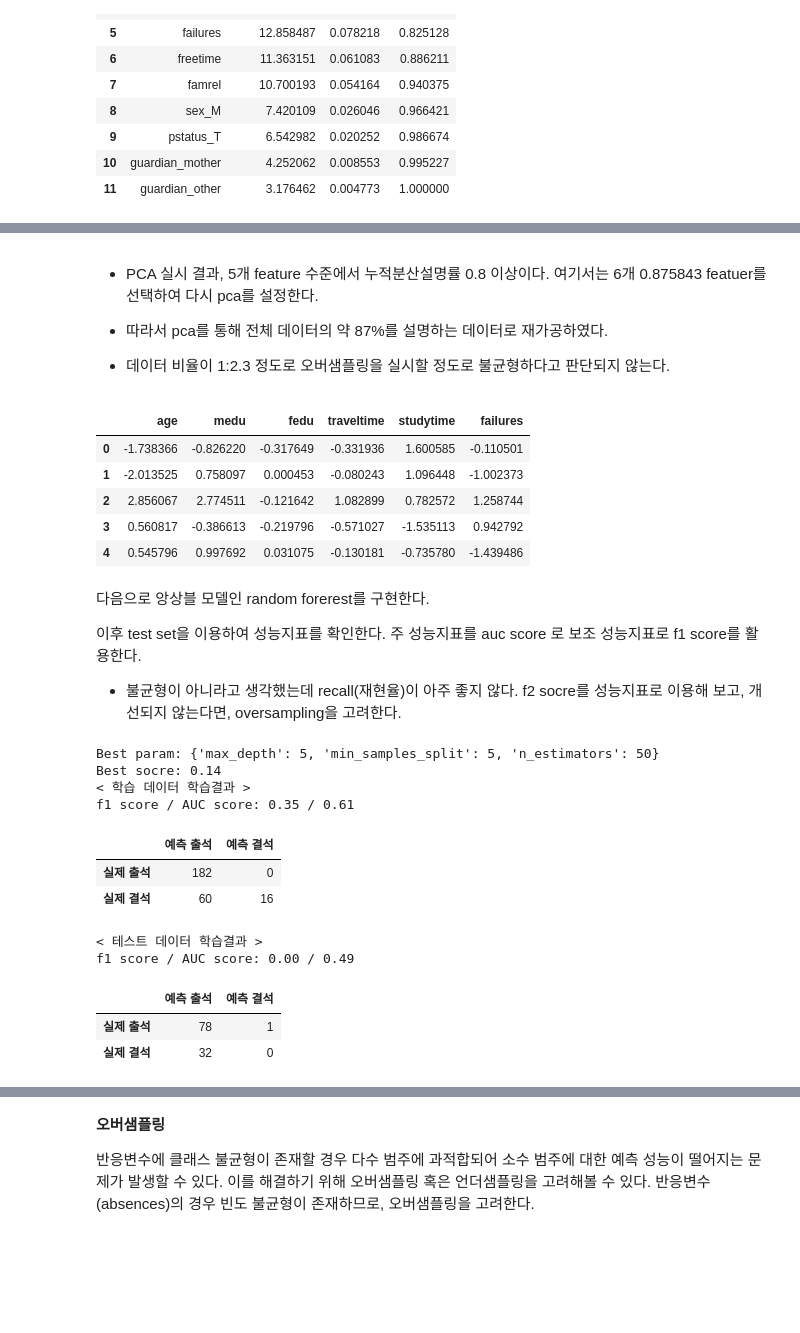
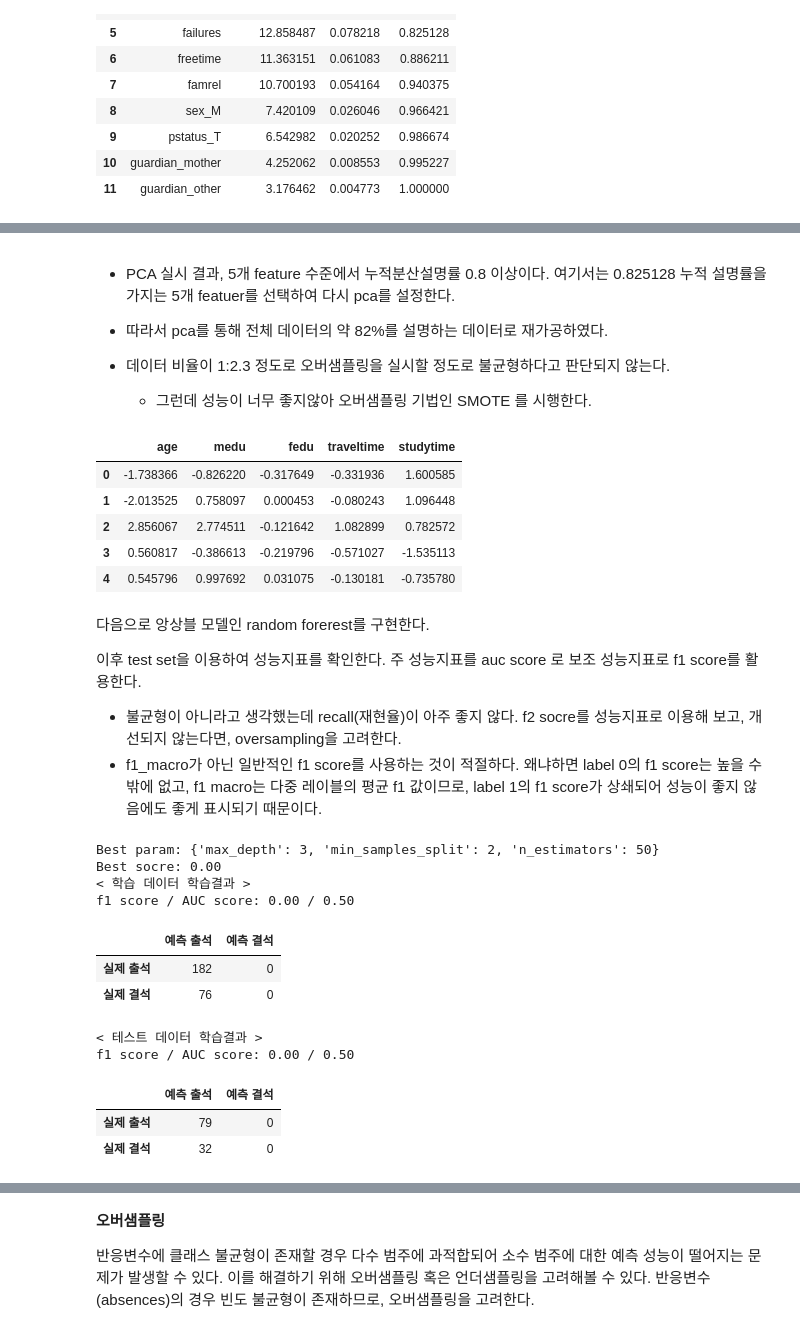
Before and after one commit to qiwerr1004/ADP_go, a Jupyter notebook: 28/ADP28_exam.ipynb, the cells around one changed output, grey strips where cells are left out. Drawn from its saved outputs; the diff is of its cells as text; code cells hidden in the pictures; blank space fills up the shorter version.

```diff
--- a/28/ADP28_exam.ipynb
+++ b/28/ADP28_exam.ipynb
@@ -174,7 +174,6 @@ Name: failures, dtype: int64
 # 데이터 성격에 따라 변수형태 변환을 실시
 df = df.astype({col:'category' for col in ['medu', 'fedu', 'traveltime', 'studytime', 'freetime', 'famrel', 'absences']})
 df = df.astype({'failures':'int64'})
-df = df.replace({'No': 0, 'Yes': 1})
 # %%
 print(df.info())
 # %% [output]
@@ -336,6 +335,7 @@ plt.show()
 - PCA는 거리기반 방식이므로 범주형 변수에 대해 on-hot encoding, 그리고 수치형 데이터 변수간 범위 일치를 위한 scaling을 실시한다.
 # %%
 df2 = df.copy()
+df2 = df2.replace({'No': 0, 'Yes': 1})
 
 # 스케일링, 순서가 없는 범주형 변수 one-hot encoding 실시
 c_cols = ['sex', 'pstatus', 'guardian']
@@ -427,29 +427,32 @@ plt.show()
 # %% [markdown]
 - PCA 실시 결과, 5개 feature 수준에서 누적분산설명률 0.8 이상이다.
-  여기서는 6개 0.875843 featuer를 선택하여 다시 pca를 설정한다.
-- 따라서 pca를 통해 전체 데이터의 약 87%를 설명하는 데이터로 재가공하였다.
+  여기서는 0.825128 누적 설명률을 가지는 5개 featuer를 선택하여 다시 pca를 설정한다.
+- 따라서 pca를 통해 전체 데이터의 약 82%를 설명하는 데이터로 재가공하였다.
 
 - 데이터 비율이 1:2.3 정도로 오버샘플링을 실시할 정도로 불균형하다고 판단되지 않는다.
+  - 그런데 성능이 너무 좋지않아 오버샘플링 기법인 SMOTE 를 시행한다.
 # %%
-pca = PCA(n_components=6)
+pca = PCA(n_components=5)
 
-train_X1 = pd.DataFrame(pca.fit_transform(train_X), columns=train_X.columns[:6])
-test_X1 = pd.DataFrame(pca.transform(test_X), columns=test_X.columns[:6])
+train_X1 = pd.DataFrame(pca.fit_transform(train_X), columns=train_X.columns[:5])
+test_X1 = pd.DataFrame(pca.transform(test_X), columns=test_X.columns[:5])
 
 test_X1.head()
 # %% [output]
-|  | age | medu | fedu | traveltime | studytime | failures |
-| 0 | -1.738366 | -0.826220 | -0.317649 | -0.331936 | 1.600585 | -0.110501 |
-| 1 | -2.013525 | 0.758097 | 0.000453 | -0.080243 | 1.096448 | -1.002373 |
-| 2 | 2.856067 | 2.774511 | -0.121642 | 1.082899 | 0.782572 | 1.258744 |
-| 3 | 0.560817 | -0.386613 | -0.219796 | -0.571027 | -1.535113 | 0.942792 |
-| 4 | 0.545796 | 0.997692 | 0.031075 | -0.130181 | -0.735780 | -1.439486 |
+|  | age | medu | fedu | traveltime | studytime |
+| 0 | -1.738366 | -0.826220 | -0.317649 | -0.331936 | 1.600585 |
+| 1 | -2.013525 | 0.758097 | 0.000453 | -0.080243 | 1.096448 |
+| 2 | 2.856067 | 2.774511 | -0.121642 | 1.082899 | 0.782572 |
+| 3 | 0.560817 | -0.386613 | -0.219796 | -0.571027 | -1.535113 |
+| 4 | 0.545796 | 0.997692 | 0.031075 | -0.130181 | -0.735780 |
 # %% [markdown]
 다음으로 앙상블 모델인 random forerest를 구현한다.
 
 이후 test set을 이용하여 성능지표를 확인한다. 주 성능지표를 auc score 로 보조 성능지표로 f1 score를 활용한다.
 - 불균형이 아니라고 생각했는데 recall(재현율)이 아주 좋지 않다. f2 socre를 성능지표로 이용해 보고, 개선되지 않는다면,
    oversampling을 고려한다.
+- f1_macro가 아닌 일반적인 f1 score를 사용하는 것이 적절하다. 왜냐하면 label 0의 f1 score는 높을 수밖에 없고,
+  f1 macro는 다중 레이블의 평균 f1 값이므로, label 1의 f1 score가 상쇄되어 성능이 좋지 않음에도 좋게 표시되기 때문이다.
 # %%
 # 랜덤포레스트
 from sklearn.ensemble import RandomForestClassifier
@@ -458,7 +461,7 @@ from sklearn.metrics import confusion_matrix, f1_score, roc_auc_score, make_scor
 
 
 #f2 score
-f2 = make_scorer(fbeta_score, beta=2, average='weighted')
+# f2 = make_scorer(fbeta_score, beta=2, average='weighted')
 kf = KFold(n_splits=3, shuffle=True, random_state=0)
 rf = RandomForestClassifier(random_state=0)
 params = {
@@ -474,13 +477,13 @@ grid_f = GridSearchCV(
     cv = kf
 )
 
-grid_f.fit(train_X1, train_Y)
+grid_f.fit(train_X, train_Y)
 
 print(f"Best param: {grid_f.best_params_}")
 print(f"Best socre: {grid_f.best_score_:.2f}")
 
-pred_train = grid_f.predict(train_X1)
-pred_test = grid_f.predict(test_X1)
+pred_train = grid_f.predict(train_X)
+pred_test = grid_f.predict(test_X)
 
 print("< 학습 데이터 학습결과 >")
 con1 = pd.DataFrame(confusion_matrix(train_Y, pred_train, labels=[0, 1]), index=['실제 출석', '실제 결석'], columns=['예측 출석', '예측 결석'])
@@ -492,15 +495,15 @@ con2 = pd.DataFrame(confusion_matrix(test_Y, pred_test, labels=[0, 1]), index=['
 print(f"f1 score / AUC score: {f1_score(test_Y, pred_test):.2f} / {roc_auc_score(test_Y, pred_test):.2f}")
 display(con2)
 # %% [output]
-Best param: {'max_depth': 5, 'min_samples_split': 5, 'n_estimators': 50}
-Best socre: 0.14
+Best param: {'max_depth': 3, 'min_samples_split': 2, 'n_estimators': 50}
+Best socre: 0.00
 < 학습 데이터 학습결과 >
-f1 score / AUC score: 0.35 / 0.61
+f1 score / AUC score: 0.00 / 0.50
 |  | 예측 출석 | 예측 결석 |
 | 실제 출석 | 182 | 0 |
-| 실제 결석 | 60 | 16 |
+| 실제 결석 | 76 | 0 |
 < 테스트 데이터 학습결과 >
-f1 score / AUC score: 0.00 / 0.49
+f1 score / AUC score: 0.00 / 0.50
 |  | 예측 출석 | 예측 결석 |
-| 실제 출석 | 78 | 1 |
+| 실제 출석 | 79 | 0 |
 | 실제 결석 | 32 | 0 |
```
Also changed, not shown: parts of 52 cells of this notebook.
